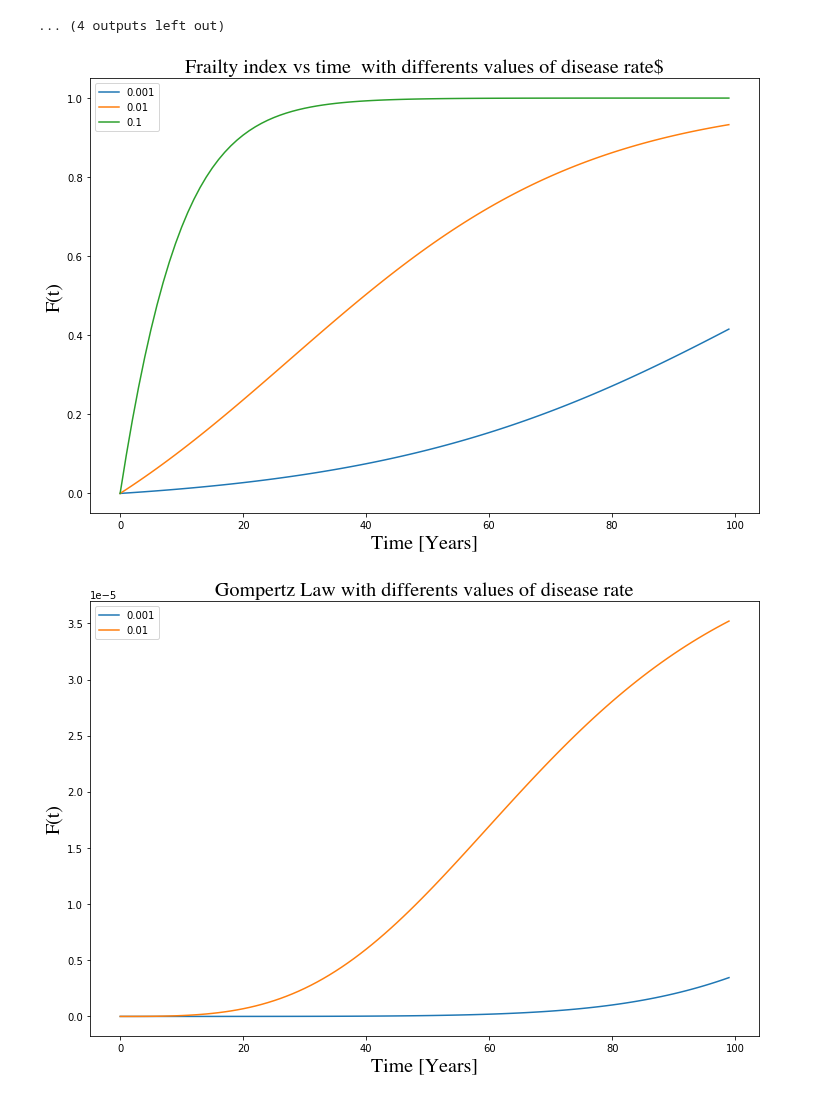
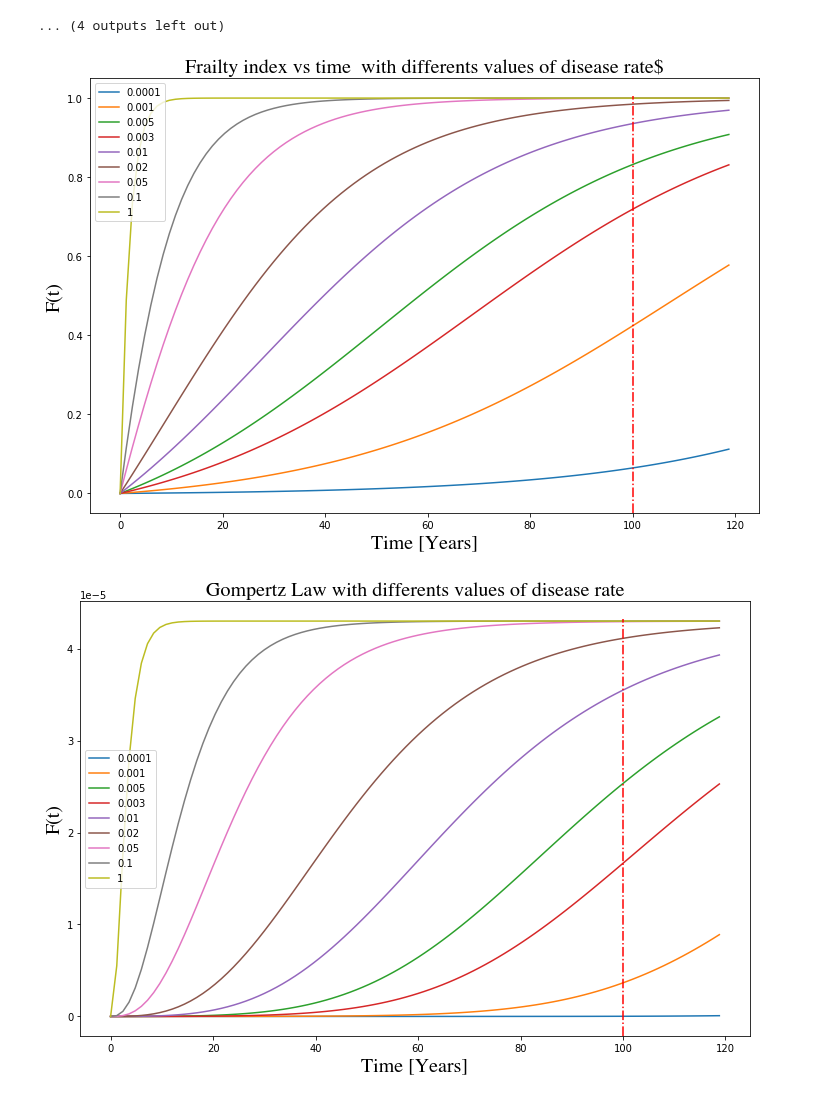
Before and after one commit to Rafther0112/Human_Aging_Research, a Jupyter notebook: phenomenological_model.ipynb, the cells around one changed output. Drawn from its saved outputs; the diff is of its cells as text; code cells hidden in the pictures.

```diff
--- a/phenomenological_model.ipynb
+++ b/phenomenological_model.ipynb
@@ -115,11 +115,11 @@ for i in range(len(rango_alphas)):
 ... (4 outputs left out)
 # %%
 a = 0.0
-b = 100
+b = 120
 alpha_damage_propagation = 0.031
 coupling_factor = 0.089
 mortality_rate = 4.3*(10**(-5))
-disease_rate_range = [0.001, 0.01, 0.1]
+disease_rate_range = [0.0001, 0.001, 0.005, 0.003, 0.01, 0.02, 0.05, 0.1, 1]
 
 
 
@@ -131,35 +131,36 @@ gompertz_data = []
 
 for disease in disease_rate_range:
     x = 0.0
     h = (b-a)/N
     temporal_individuals_points = np.arange(a,b,h)
     x_individual_points = []
     for t in temporal_individuals_points:
         x_individual_points.append(x)
         k1 = h*f(x, alpha_damage_propagation, disease, t=t)
         k2 = h*f(x+0.5*k1, alpha_damage_propagation, disease, t=t +0.5*h)
         x += k2
     x_individual_points = np.array(x_individual_points)
     gompertz_individual = mortality_rate*(x_individual_points**(coupling_factor/alpha_damage_propagation))
     gompertz_data.append(gompertz_individual)
     x_points.append(x_individual_points)
     temporal_points.append(temporal_individuals_points)
 
 
 plt.figure(figsize=(12,8))
 for i in range(len(disease_rate_range[0:17])):
 
     plt.plot(temporal_points[i], x_points[i], label = f"{round(disease_rate_range[i],4)}")
 #plt.plot(temporal_points[5], x_points[5], "*", color = "red", label = "Initial_value")
 hfont = {'fontname':'Times'}
 plt.title(r"Frailty index vs time  with differents values of disease rate$", fontsize = 20, **hfont)
 plt.xlabel("Time [Years]", fontsize = 20, **hfont)
 plt.ylabel("F(t)", fontsize = 20, **hfont)
+plt.axvline(x = 100, ymin = 0, ymax = 0.96, linestyle = "-.", color = "red" )
 plt.legend()
-plt.savefig("FI_disease_rate_modification.jpg", dpi = 500)
+#plt.savefig("FI_disease_rate_modification.jpg", dpi = 500)
 plt.show()
 # %% [output]
-[figure, old version]
+[figure, new version]
 # %%
 plt.figure(figsize=(12,8))
 for i in range(len(disease_rate_range[0:17])):
@@ -169,8 +170,9 @@ hfont = {'fontname':'Times'}
 plt.title(r"Gompertz Law with differents values of disease rate", fontsize = 20, **hfont)
 plt.xlabel("Time [Years]", fontsize = 20, **hfont)
 plt.ylabel("F(t)", fontsize = 20, **hfont)
+plt.axvline(x = 100, ymin = 0, ymax = 0.96, linestyle = "-.", color = "red" )
 plt.legend()
-plt.savefig("GL_disease_rate_modification.jpg", dpi = 500)
+#plt.savefig("GL_disease_rate_modification.jpg", dpi = 500)
 plt.show()
 # %% [output]
-[figure, old version]
+[figure, new version]
```
Also changed, not shown: 1 other file.
